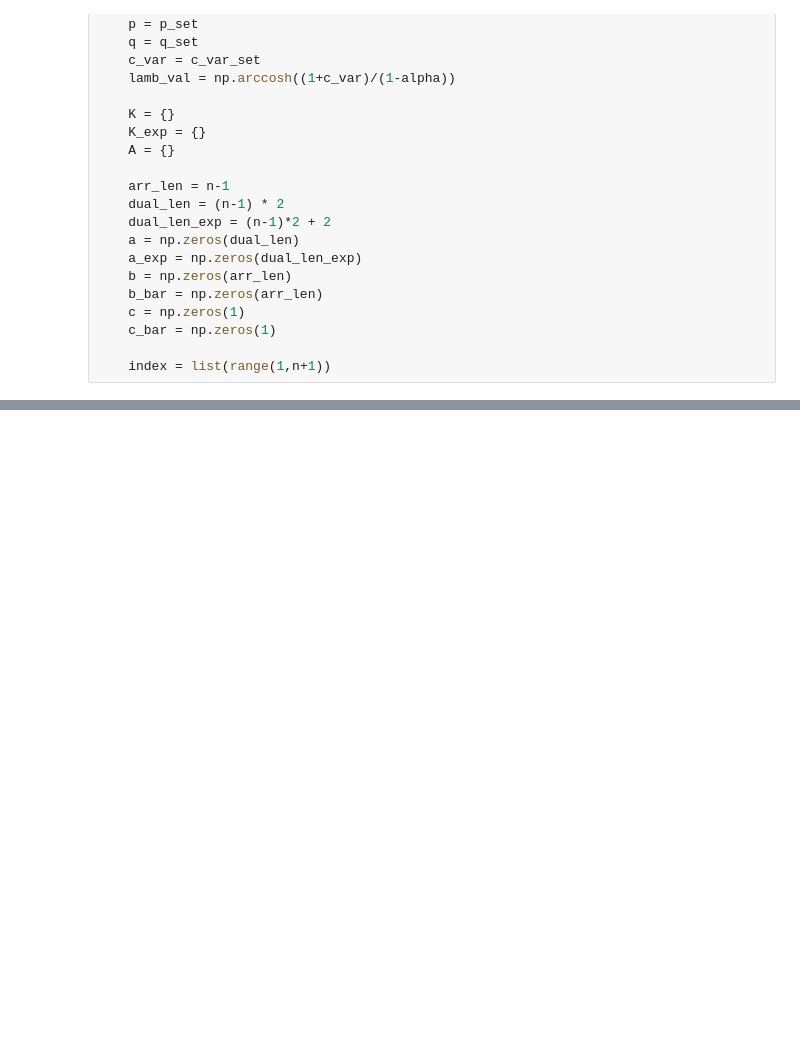
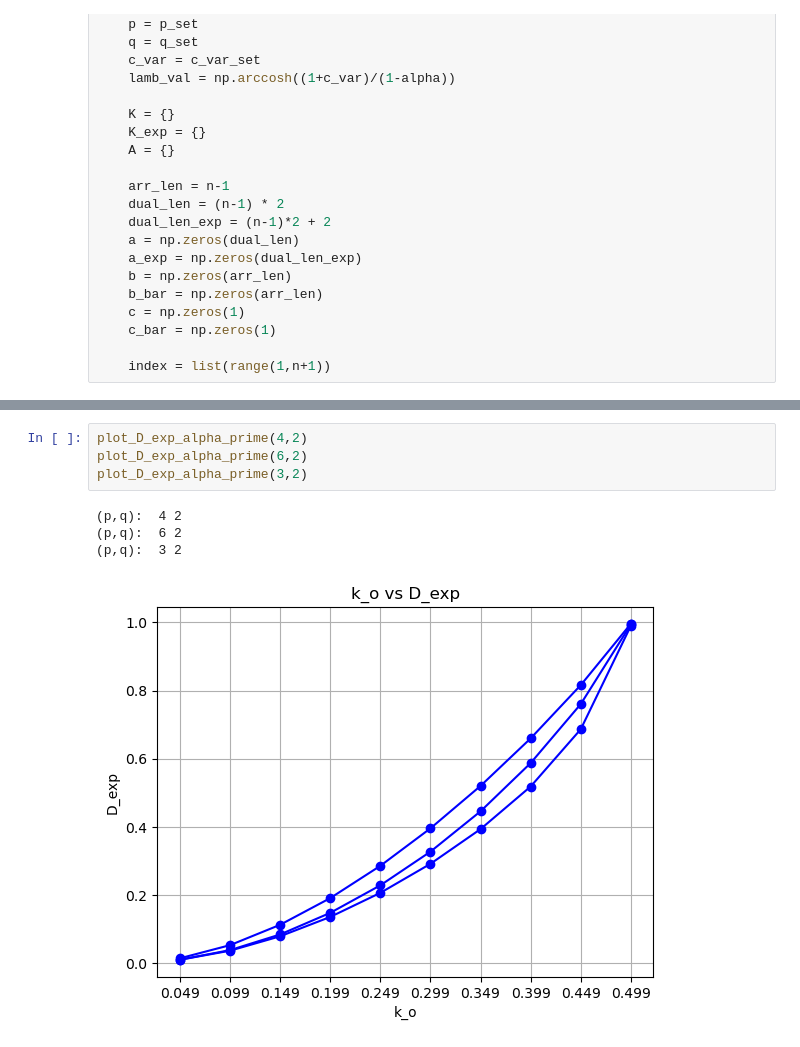
Before and after one commit to lukelc23/Analysis, a Jupyter notebook: inverse_computation_solutions.ipynb, the cells around one changed output, grey strips where cells are left out. Drawn from its saved outputs; the diff is of its cells as text; blank space fills up the shorter version.

```diff
--- a/inverse_computation_solutions.ipynb
+++ b/inverse_computation_solutions.ipynb
@@ -894,0 +1014,9 @@ K
+# %%
+plot_D_exp_alpha_prime(4,2)
+plot_D_exp_alpha_prime(6,2)
+plot_D_exp_alpha_prime(3,2)
+# %% [output]
+(p,q):  4 2
+(p,q):  6 2
+(p,q):  3 2
+[figure, added]
```
Also changed, not shown: parts of 28 cells of this notebook.
